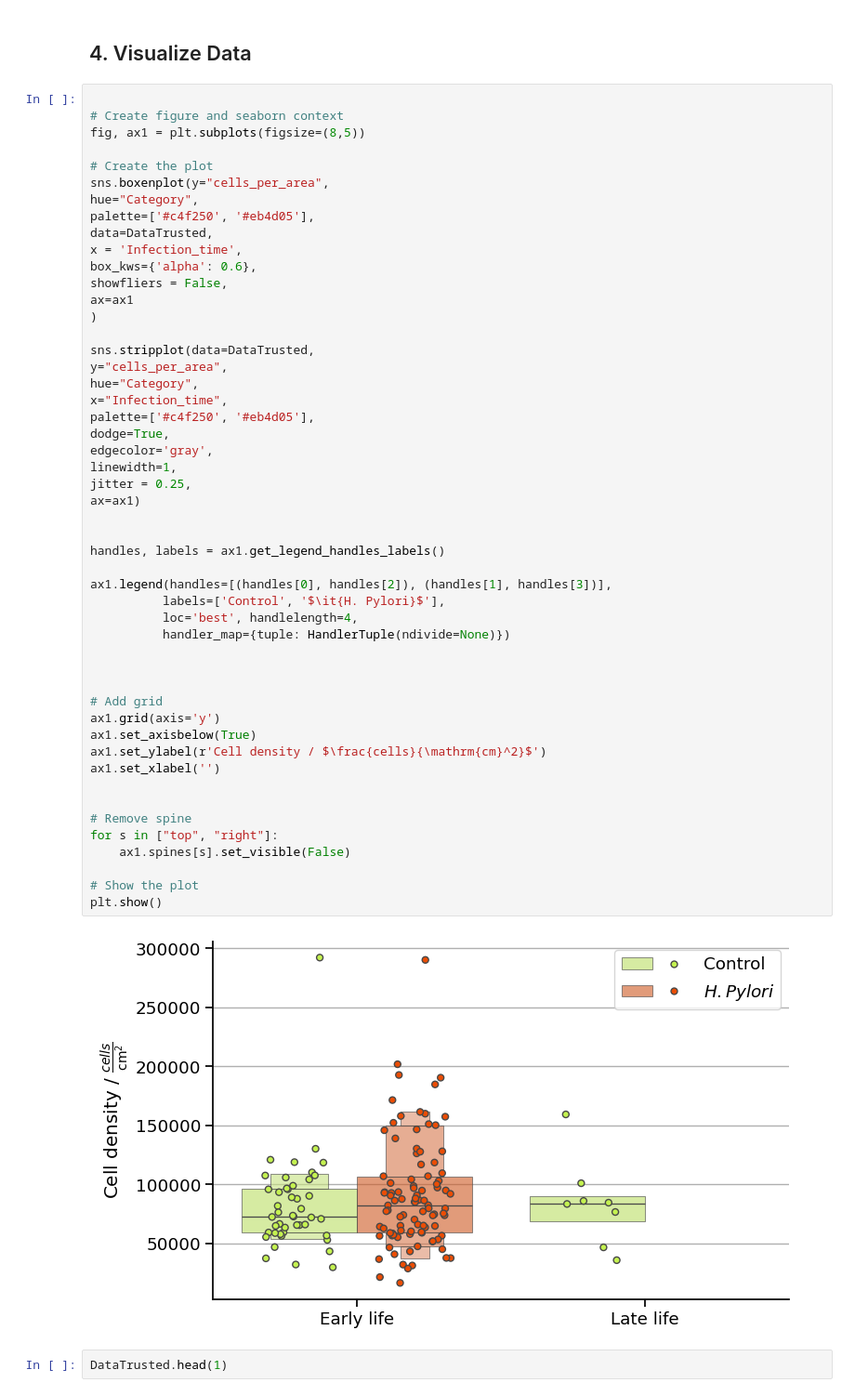
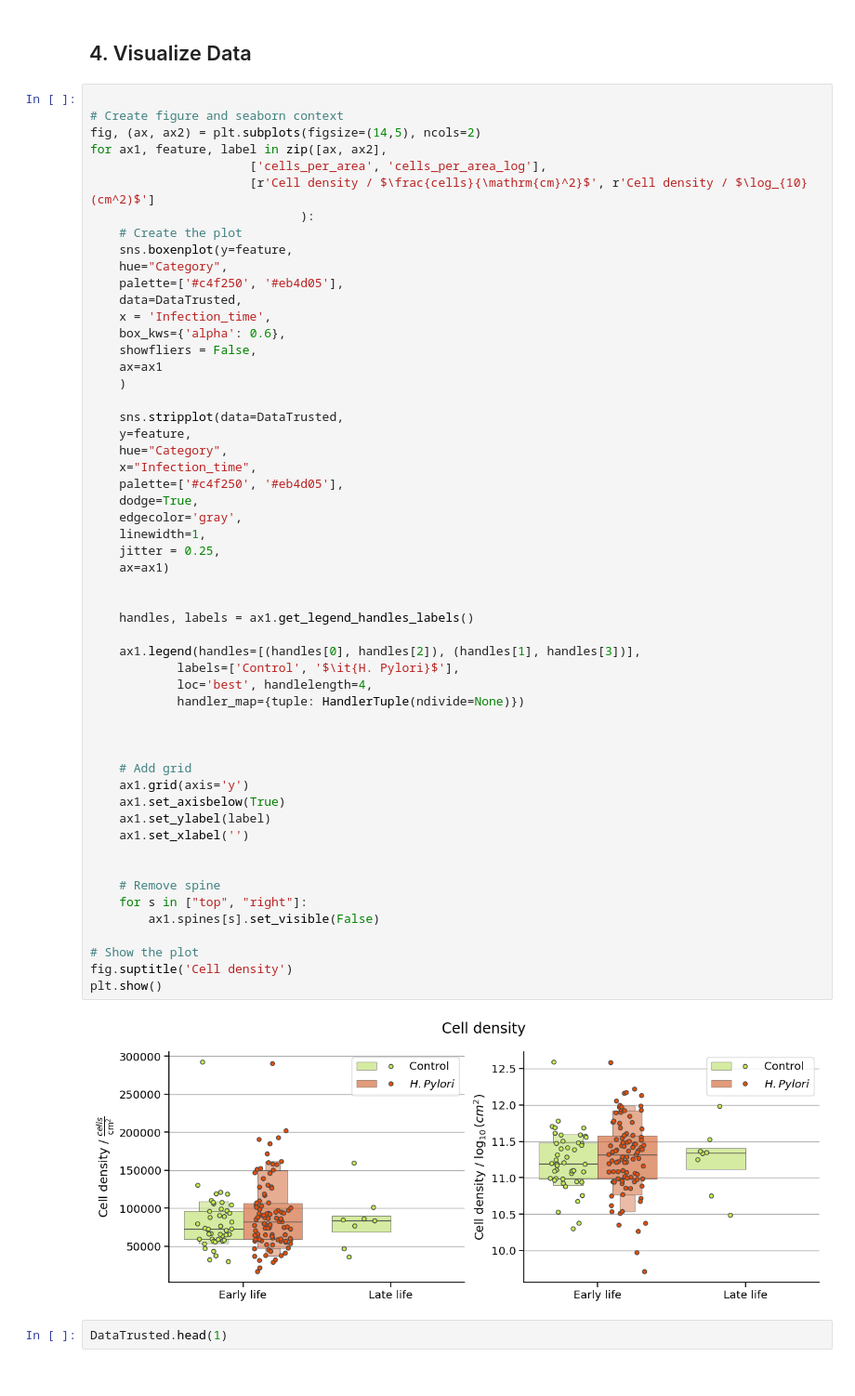
Before and after one commit to DaRoemer/OrganoCellQuant, a Jupyter notebook: Cell_count_analysis.ipynb, the cells around one changed output. Shown: that part at 93% size. Drawn from its saved outputs; the diff is of its cells as text.

```diff
--- a/Cell_count_analysis.ipynb
+++ b/Cell_count_analysis.ipynb
@@ -383,55 +535,59 @@ Early life H. pylori    Late life Control  -0.0039 0.7146 -0.0159  0.008  False
 # %%
 
 # Create figure and seaborn context
-fig, ax1 = plt.subplots(figsize=(8,5))
+fig, (ax, ax2) = plt.subplots(figsize=(14,5), ncols=2)
+for ax1, feature, label in zip([ax, ax2],
+                      ['cells_per_area', 'cells_per_area_log'],
+                      [r'Cell density / $\frac{cells}{\mathrm{cm}^2}$', r'Cell density / $\log_{10}(cm^2)$']
+                             ):
+    # Create the plot
+    sns.boxenplot(y=feature,
+    hue="Category",
+    palette=['#c4f250', '#eb4d05'],
+    data=DataTrusted,
+    x = 'Infection_time',
+    box_kws={'alpha': 0.6},
+    showfliers = False,
+    ax=ax1
+    )
 
-# Create the plot
-sns.boxenplot(y="cells_per_area",
-hue="Category",
-palette=['#c4f250', '#eb4d05'],
-data=DataTrusted,
-x = 'Infection_time',
-box_kws={'alpha': 0.6},
-showfliers = False,
-ax=ax1
-)
-
-sns.stripplot(data=DataTrusted,
-y="cells_per_area",
-hue="Category",
-x="Infection_time",
-palette=['#c4f250', '#eb4d05'],
-dodge=True,
-edgecolor='gray',
-linewidth=1,
-jitter = 0.25,
-ax=ax1)
+    sns.stripplot(data=DataTrusted,
+    y=feature,
+    hue="Category",
+    x="Infection_time",
+    palette=['#c4f250', '#eb4d05'],
+    dodge=True,
+    edgecolor='gray',
+    linewidth=1,
+    jitter = 0.25,
+    ax=ax1)
 
 
-handles, labels = ax1.get_legend_handles_labels()
+    handles, labels = ax1.get_legend_handles_labels()
 
-ax1.legend(handles=[(handles[0], handles[2]), (handles[1], handles[3])],
-          labels=['Control', '$\it{H. Pylori}$'],
-          loc='best', handlelength=4,
-          handler_map={tuple: HandlerTuple(ndivide=None)})
+    ax1.legend(handles=[(handles[0], handles[2]), (handles[1], handles[3])],
+            labels=['Control', '$\it{H. Pylori}$'],
+            loc='best', handlelength=4,
+            handler_map={tuple: HandlerTuple(ndivide=None)})
 
 
 
-# Add grid
-ax1.grid(axis='y')
-ax1.set_axisbelow(True)
-ax1.set_ylabel(r'Cell density / $\frac{cells}{\mathrm{cm}^2}$')
-ax1.set_xlabel('')
+    # Add grid
+    ax1.grid(axis='y')
+    ax1.set_axisbelow(True)
+    ax1.set_ylabel(label)
+    ax1.set_xlabel('')
 
 
-# Remove spine
-for s in ["top", "right"]:
-    ax1.spines[s].set_visible(False)
+    # Remove spine
+    for s in ["top", "right"]:
+        ax1.spines[s].set_visible(False)
 
 # Show the plot
+fig.suptitle('Cell density')
 plt.show()
 # %% [output]
-[figure, old version]
+[figure, new version]
 # %%
 DataTrusted.head(1)
 # %% [output]
```
Also changed, not shown: parts of 23 cells of this notebook.
